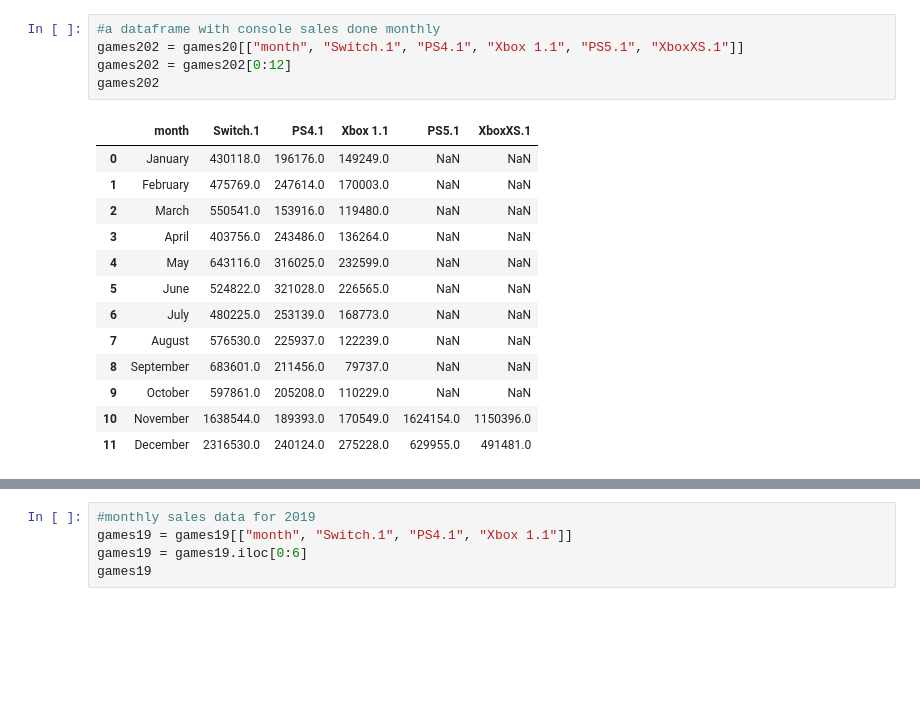
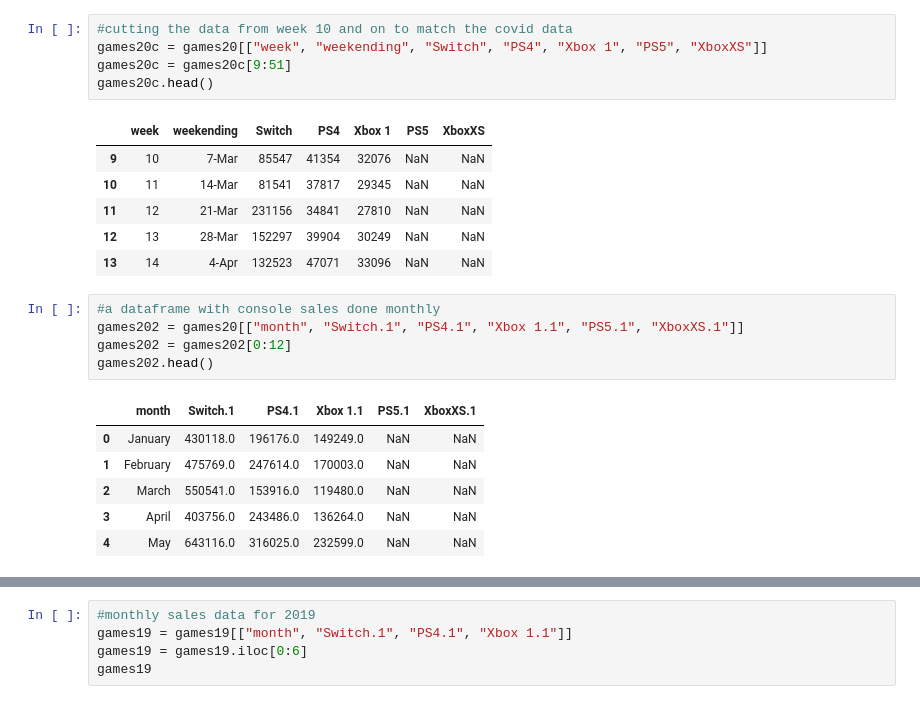
Before and after one commit to shadeetabasi/data-analysis-project-1, a Jupyter notebook: rizky/vidya.ipynb, the cells around one changed output, grey strips where cells are left out. Drawn from its saved outputs; the diff is of its cells as text; blank space fills up the shorter version.

```diff
--- a/rizky/vidya.ipynb
+++ b/rizky/vidya.ipynb
@@ -38,25 +40,30 @@ games20.head()
 | 2 | 3 | 18-Jan | 94798 | 42145 | 30057 | NaN | NaN | March | 550541.0 | 153916.0 | ... |
 | 3 | 4 | 25-Jan | 88387 | 40840 | 29310 | NaN | NaN | April | 403756.0 | 243486.0 | ... |
 | 4 | 5 | 1-Feb | 88193 | 43714 | 27554 | NaN | NaN | May | 643116.0 | 316025.0 | ... |
+# %%
+#cutting the data from week 10 and on to match the covid data
+games20c = games20[["week", "weekending", "Switch", "PS4", "Xbox 1", "PS5", "XboxXS"]]
+games20c = games20c[9:51]
+games20c.head()
+# %% [output]
+|  | week | weekending | Switch | PS4 | Xbox 1 | PS5 | XboxXS |
+| 9 | 10 | 7-Mar | 85547 | 41354 | 32076 | NaN | NaN |
+| 10 | 11 | 14-Mar | 81541 | 37817 | 29345 | NaN | NaN |
+| 11 | 12 | 21-Mar | 231156 | 34841 | 27810 | NaN | NaN |
+| 12 | 13 | 28-Mar | 152297 | 39904 | 30249 | NaN | NaN |
+| 13 | 14 | 4-Apr | 132523 | 47071 | 33096 | NaN | NaN |
 # %%
 #a dataframe with console sales done monthly
 games202 = games20[["month", "Switch.1", "PS4.1", "Xbox 1.1", "PS5.1", "XboxXS.1"]]
 games202 = games202[0:12]
-games202
+games202.head()
 # %% [output]
 |  | month | Switch.1 | PS4.1 | Xbox 1.1 | PS5.1 | XboxXS.1 |
 | 0 | January | 430118.0 | 196176.0 | 149249.0 | NaN | NaN |
 | 1 | February | 475769.0 | 247614.0 | 170003.0 | NaN | NaN |
 | 2 | March | 550541.0 | 153916.0 | 119480.0 | NaN | NaN |
 | 3 | April | 403756.0 | 243486.0 | 136264.0 | NaN | NaN |
 | 4 | May | 643116.0 | 316025.0 | 232599.0 | NaN | NaN |
-| 5 | June | 524822.0 | 321028.0 | 226565.0 | NaN | NaN |
-| 6 | July | 480225.0 | 253139.0 | 168773.0 | NaN | NaN |
-| 7 | August | 576530.0 | 225937.0 | 122239.0 | NaN | NaN |
-| 8 | September | 683601.0 | 211456.0 | 79737.0 | NaN | NaN |
-| 9 | October | 597861.0 | 205208.0 | 110229.0 | NaN | NaN |
-| 10 | November | 1638544.0 | 189393.0 | 170549.0 | 1624154.0 | 1150396.0 |
-| 11 | December | 2316530.0 | 240124.0 | 275228.0 | 629955.0 | 491481.0 |
 # %%
 #console sales data for 2019
 games19 = pd.read_csv("Data/consolesales2019.csv")
```
Also changed, not shown: parts of 19 cells of this notebook, 10 other files.
